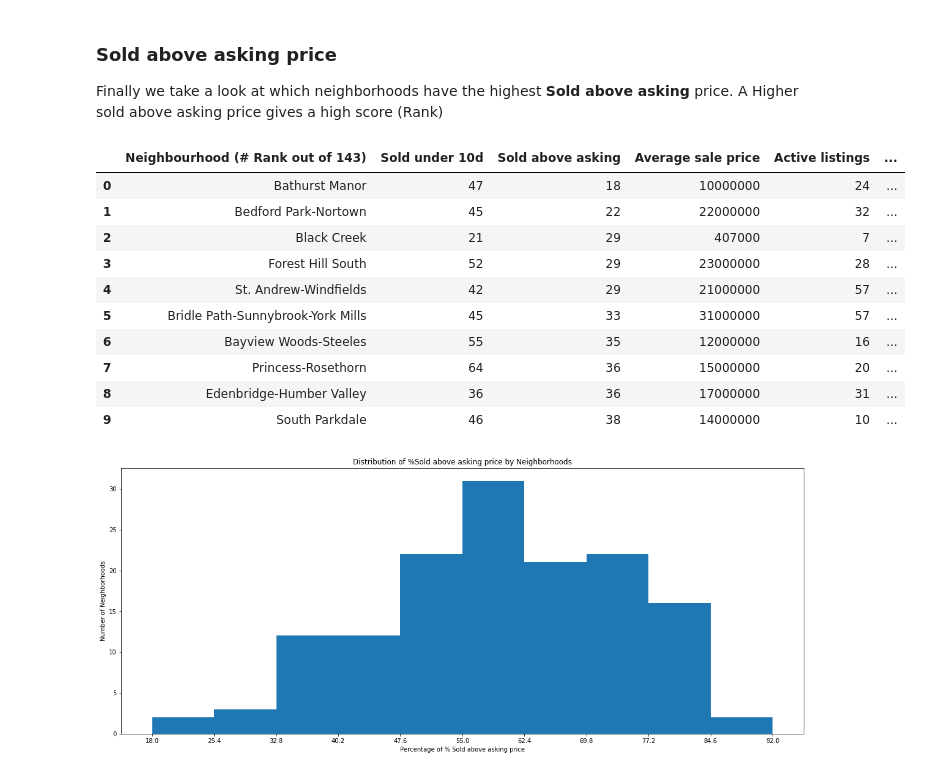
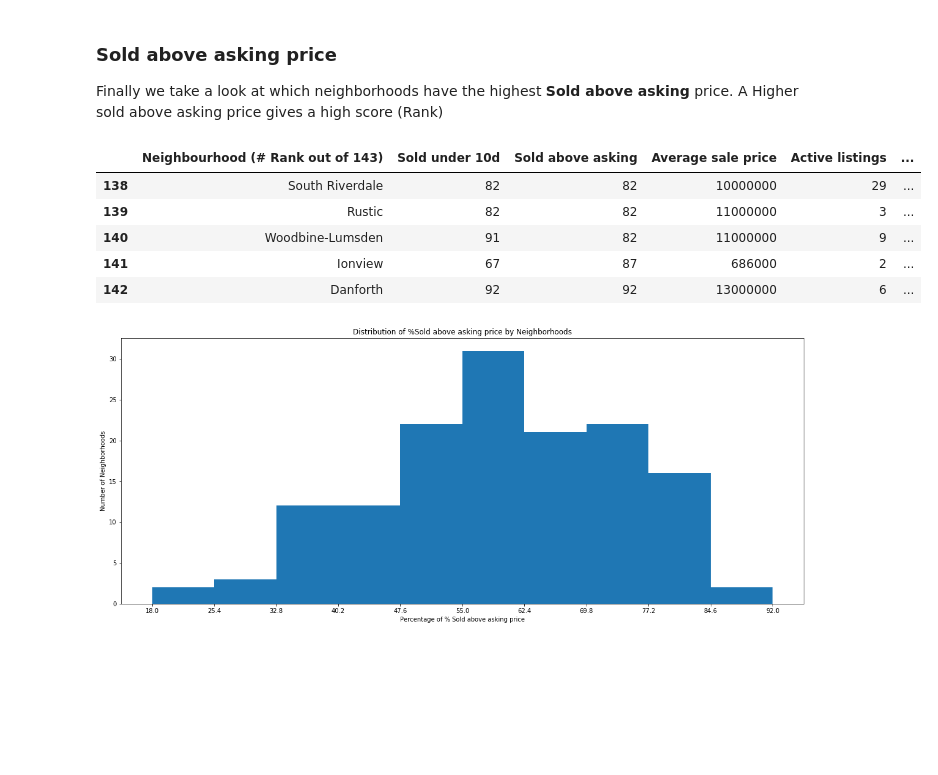
Before and after one commit to teacher298/Coursera_Capstone, a Jupyter notebook: CapstoneProjectNotebook.ipynb, the cells around one changed output. Drawn from its saved outputs; the diff is of its cells as text; code cells hidden in the pictures; blank space fills up the shorter version.

```diff
--- a/CapstoneProjectNotebook.ipynb
+++ b/CapstoneProjectNotebook.ipynb
@@ -286,20 +289,15 @@ Finally we take a look at which neighborhoods have the highest **Sold above aski
 # %%
 TorHousing.sort_values(by='Sold above asking', ascending=True, axis=0, inplace=True)
 TorHousing.reset_index(drop=True, inplace=True)
 TorHousing['RankSoldAboveAsk']=TorHousing.index #Add the ranking of Sold under 10d as a new column
-TorHousing.head(10)
+TorHousing.tail(5)
 # %% [output]
 |  | Neighbourhood (# Rank out of 143) | Sold under 10d | Sold above asking | Average sale price | Active listings | ... |
-| 0 | Bathurst Manor | 47 | 18 | 10000000 | 24 | ... |
-| 1 | Bedford Park-Nortown | 45 | 22 | 22000000 | 32 | ... |
-| 2 | Black Creek | 21 | 29 | 407000 | 7 | ... |
-| 3 | Forest Hill South | 52 | 29 | 23000000 | 28 | ... |
-| 4 | St. Andrew-Windfields | 42 | 29 | 21000000 | 57 | ... |
-| 5 | Bridle Path-Sunnybrook-York Mills | 45 | 33 | 31000000 | 57 | ... |
-| 6 | Bayview Woods-Steeles | 55 | 35 | 12000000 | 16 | ... |
-| 7 | Princess-Rosethorn | 64 | 36 | 15000000 | 20 | ... |
-| 8 | Edenbridge-Humber Valley | 36 | 36 | 17000000 | 31 | ... |
-| 9 | South Parkdale | 46 | 38 | 14000000 | 10 | ... |
+| 138 | South Riverdale | 82 | 82 | 10000000 | 29 | ... |
+| 139 | Rustic | 82 | 82 | 11000000 | 3 | ... |
+| 140 | Woodbine-Lumsden | 91 | 82 | 11000000 | 9 | ... |
+| 141 | Ionview | 67 | 87 | 686000 | 2 | ... |
+| 142 | Danforth | 92 | 92 | 13000000 | 6 | ... |
 # %%
 count, bin_edges = np.histogram(TorHousing['Sold above asking'])
 TorHousing['Sold above asking'].plot(kind='hist',xticks=bin_edges, figsize=(20,8))
```
Also changed, not shown: parts of 29 cells of this notebook, 2 other files.
